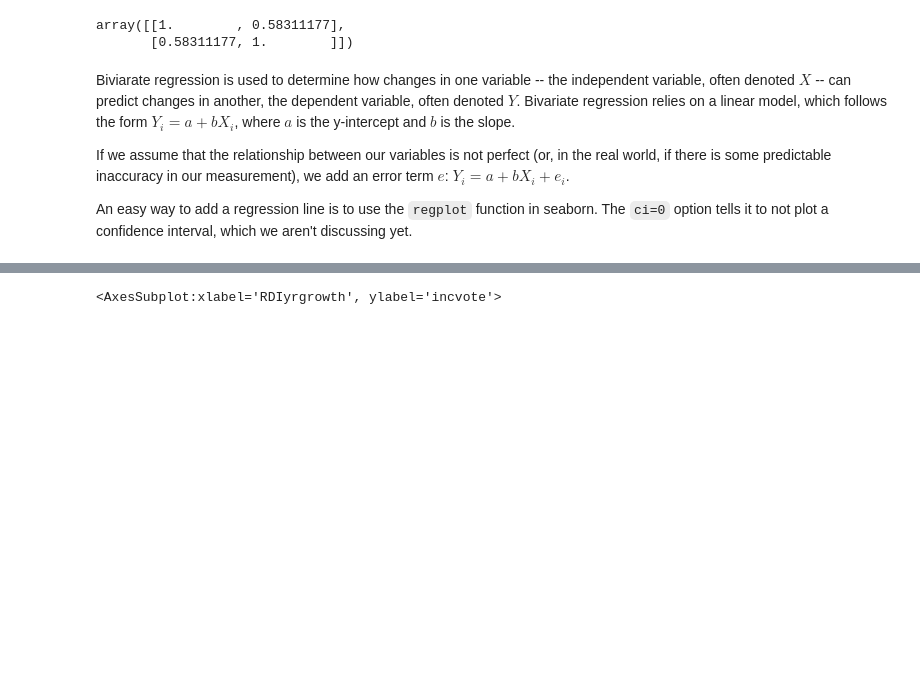
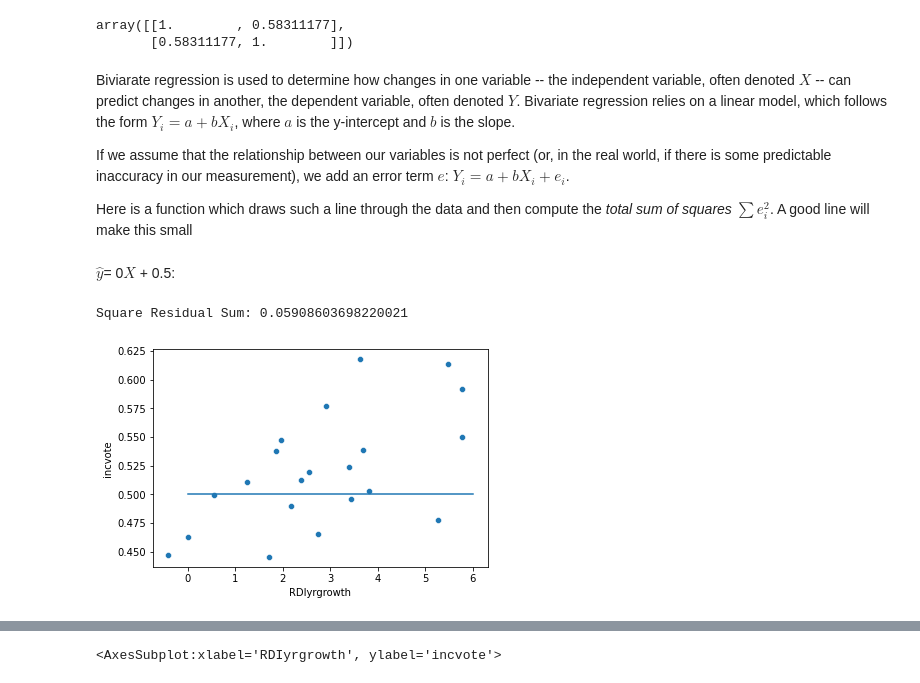
Before and after one commit to ds-modules/PS88-SP23-Public, a Jupyter notebook: week8/PS88-week8class.ipynb, the cells around one changed output, grey strips where cells are left out. Drawn from its saved outputs; the diff is of its cells as text; code cells hidden in the pictures; blank space fills up the shorter version.

```diff
--- a/week8/PS88-week8class.ipynb
+++ b/week8/PS88-week8class.ipynb
@@ -65,4 +66,25 @@ array([[1.        , 0.58311177],
 
 If we assume that the relationship between our variables is not perfect (or, in the real world, if there is some predictable inaccuracy in our measurement), we add an error term $e$: $Y_i= a + b X_i + e_i$.
 
-An easy way to add a regression line is to use the `regplot` function in seaborn. The `ci=0` option tells it to not plot a confidence interval, which we aren't discussing yet.
+Here is a function which draws such a line through the data and then compute the *total sum of squares* $\sum e_i^2$. A good line will make this small
+# %%
+def draw_line(slope, intercept):
+    #The Linear Model
+    def f(x):
+        return intercept + slope*x
+    x = np.arange(0,7)
+    y_pred = f(x)
+    display(Markdown(rf'$\hat y$= {slope}$X$ + {intercept}:'))
+    #The line
+    plt.plot(x,y_pred)
+    #The Data
+    sns.scatterplot(x='RDIyrgrowth', y='incvote', data=elec)
+
+    #Print the loss
+    print("Square Residual Sum:", sum([(y-f(x))**2 for x,y in zip(elec.RDIyrgrowth, elec.incvote)]))
+# %%
+draw_line(0, .5)
+# %% [output]
+$\hat y$= 0$X$ + 0.5:
+Square Residual Sum: 0.05908603698220021
+[figure, added]
```
Also changed, not shown: parts of 6 cells of this notebook.
